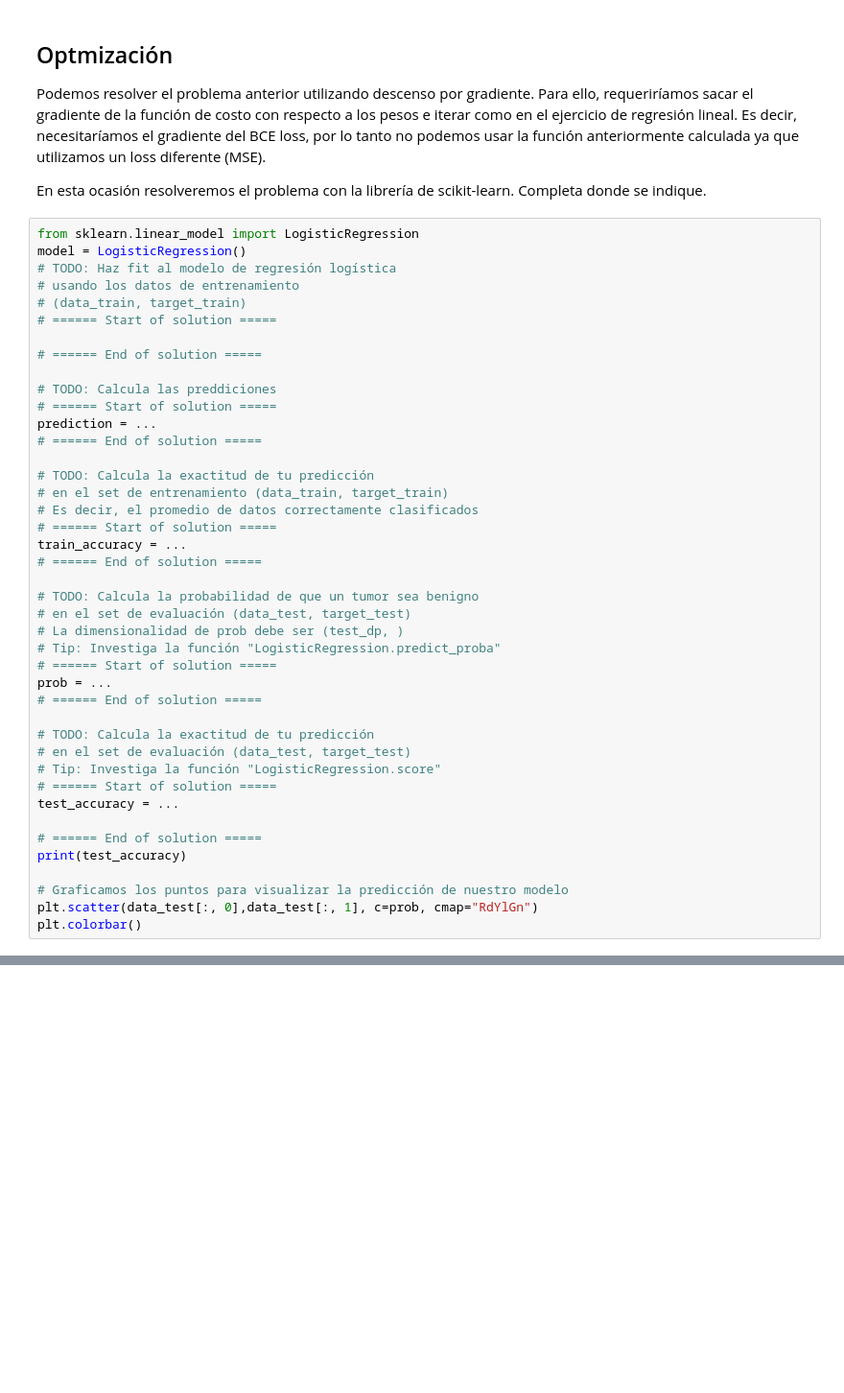
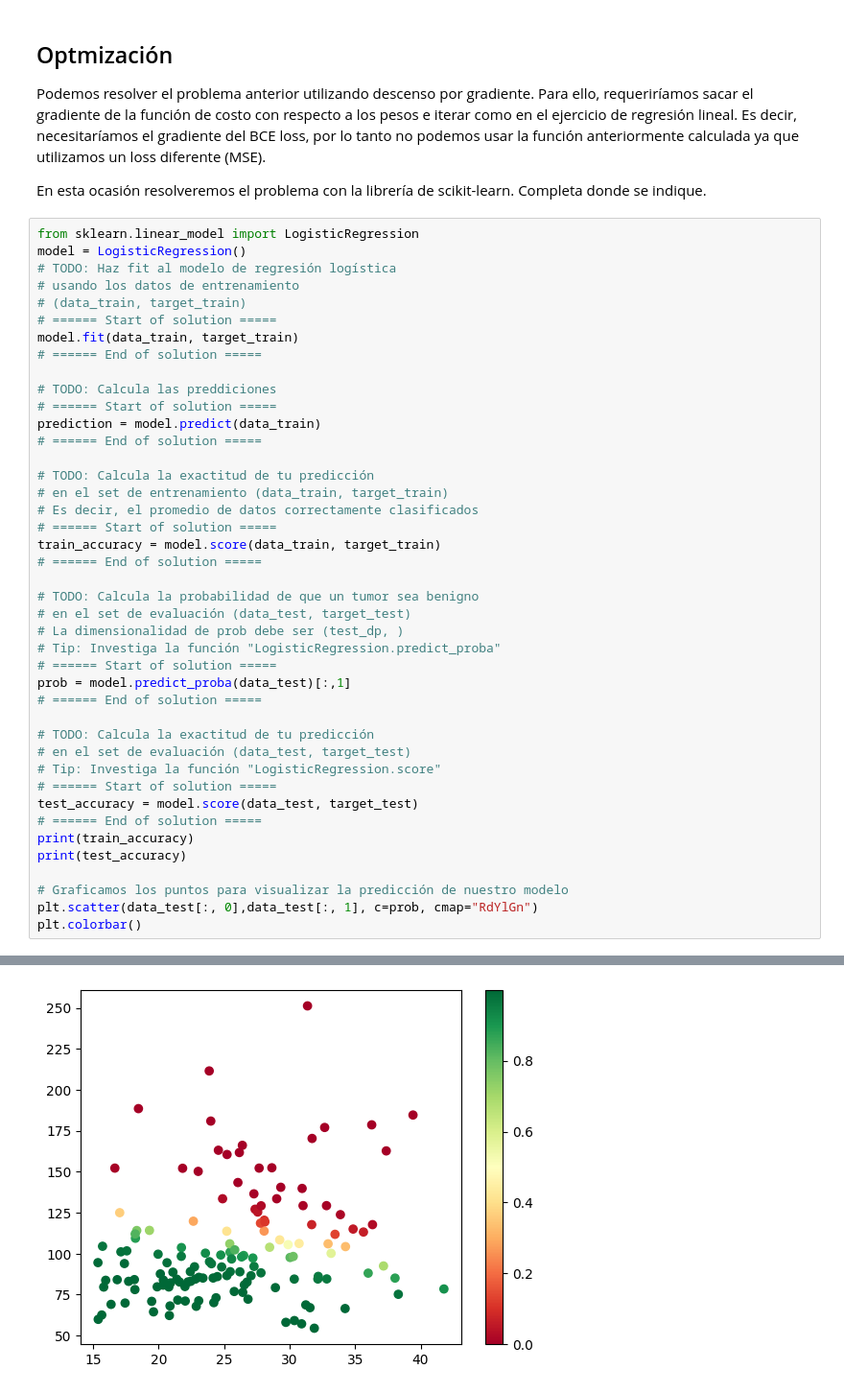
Before and after one commit to JessicaBorja/ML23, a Jupyter notebook: ml23/ejercicio_2_LogisticReg/logistic_regression.ipynb, the cells around one changed output, grey strips where cells are left out. Shown at 96% size. Cells and saved outputs as stored; diff of their text form; blank space fills up the shorter version.

```diff
--- a/ml23/ejercicio_2_LogisticReg/logistic_regression.ipynb
+++ b/ml23/ejercicio_2_LogisticReg/logistic_regression.ipynb
@@ -228,19 +228,19 @@ model = LogisticRegression()
 # usando los datos de entrenamiento
 # (data_train, target_train)
 # ====== Start of solution =====
-
+model.fit(data_train, target_train)
 # ====== End of solution =====
 
 # TODO: Calcula las preddiciones
 # ====== Start of solution =====
-prediction = ...
+prediction = model.predict(data_train)
 # ====== End of solution =====
 
 # TODO: Calcula la exactitud de tu predicción
 # en el set de entrenamiento (data_train, target_train)
 # Es decir, el promedio de datos correctamente clasificados
 # ====== Start of solution =====
-train_accuracy = ...
+train_accuracy = model.score(data_train, target_train)
 # ====== End of solution =====
 
 # TODO: Calcula la probabilidad de que un tumor sea benigno
@@ -248,18 +248,19 @@ train_accuracy = ...
 # La dimensionalidad de prob debe ser (test_dp, )
 # Tip: Investiga la función "LogisticRegression.predict_proba"
 # ====== Start of solution =====
-prob = ...
+prob = model.predict_proba(data_test)[:,1]
 # ====== End of solution =====
 
 # TODO: Calcula la exactitud de tu predicción
 # en el set de evaluación (data_test, target_test)
 # Tip: Investiga la función "LogisticRegression.score"
 # ====== Start of solution =====
-test_accuracy = ...
-
+test_accuracy = model.score(data_test, target_test)
 # ====== End of solution =====
+print(train_accuracy)
 print(test_accuracy)
 
 # Graficamos los puntos para visualizar la predicción de nuestro modelo
 plt.scatter(data_test[:, 0],data_test[:, 1], c=prob, cmap="RdYlGn")
 plt.colorbar()
+# %% [output]
@@ -266,3 +270,4 @@ plt.colorbar()
+[figure, added]
 # %% [markdown]
 En la celda anterior, calculamos una predicción para cada punto de evaluación. Específicamente, el color de cada punto indica una probabilidad de que el tumor correspondiente sea benigno.
 <b>TODO: Contesta las siguientes preguntas</b>
```
Also changed, not shown: parts of 7 cells of this notebook.
